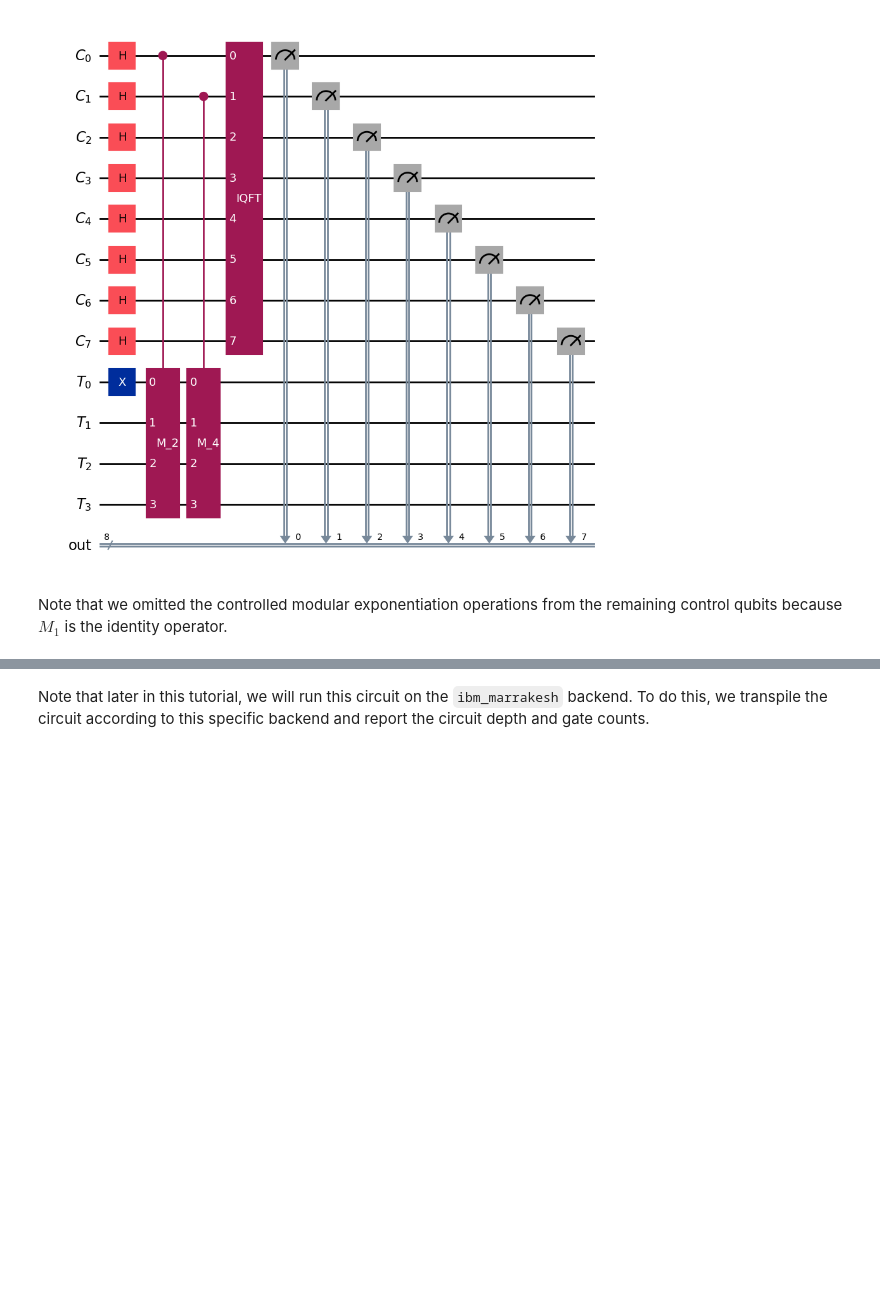
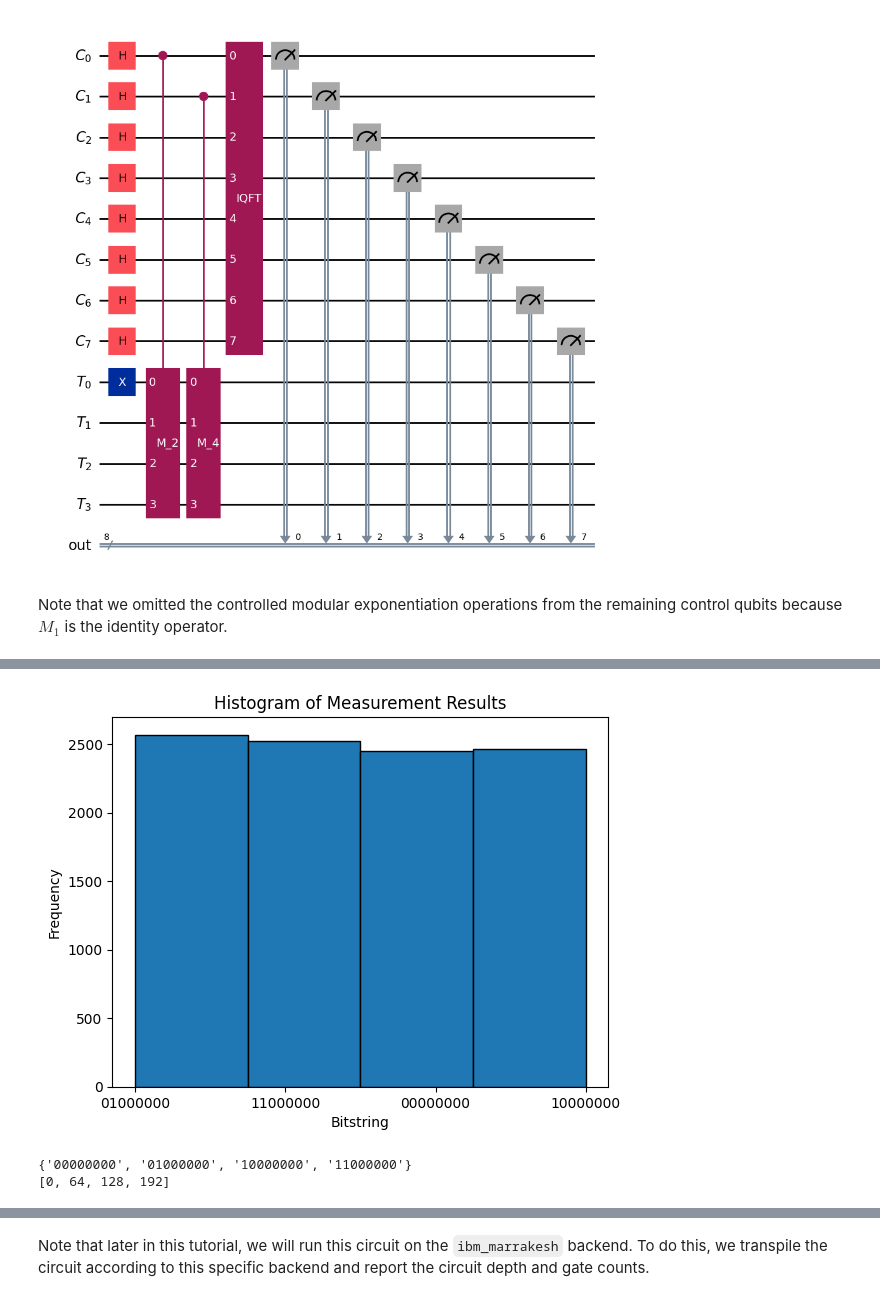
Before and after one commit to ArhamAkhtarAlam/Quantum-algorithms, a Jupyter notebook: Main examples/shors_algorithm_on_quantum_computer.ipynb, the cells around one changed output, grey strips where cells are left out. Drawn from its saved outputs; the diff is of its cells as text; code cells hidden in the pictures; blank space fills up the shorter version.

```diff
--- a/Main examples/shors_algorithm_on_quantum_computer.ipynb
+++ b/Main examples/shors_algorithm_on_quantum_computer.ipynb
@@ -474,0 +458,13 @@ for i in range(100):
+# %%
+# UPDATE: Code updated after recording to resolve breaking changes from Qiskit 1.0
+list_1=[]
+for i in range(10000):
+  result = simulator.run(compiled_circuit, shots=1).result()
+  print(result.get_counts())
+  # Store the bitstring result
+  counts = result.get_counts()
+  for bitstring in counts:
+    list_1.append(bitstring)
+
+# Plot histogram of results
+import matplotlib.pyplot as plt
@@ -474,0 +489,20 @@ for i in range(100):
+# %%
+plt.hist(list_1, bins=len(set(list_1)), edgecolor='black')
+plt.xlabel('Bitstring')
+plt.ylabel('Frequency')
+plt.title('Histogram of Measurement Results')
+plt.show()
+# %% [output]
+[figure, added]
+# %%
+#turn the output list into only unique values
+list_1=set(list_1)
+print(list_1)
+#convert to base 10
+list_decimal=[]
+for item in list_1:
+  list_decimal.append(int(item,2))
+print(list_decimal)
+# %% [output]
+{'00000000', '01000000', '10000000', '11000000'}
+[0, 64, 128, 192]
```
Also changed, not shown: parts of 7 cells of this notebook, 2 other files.
